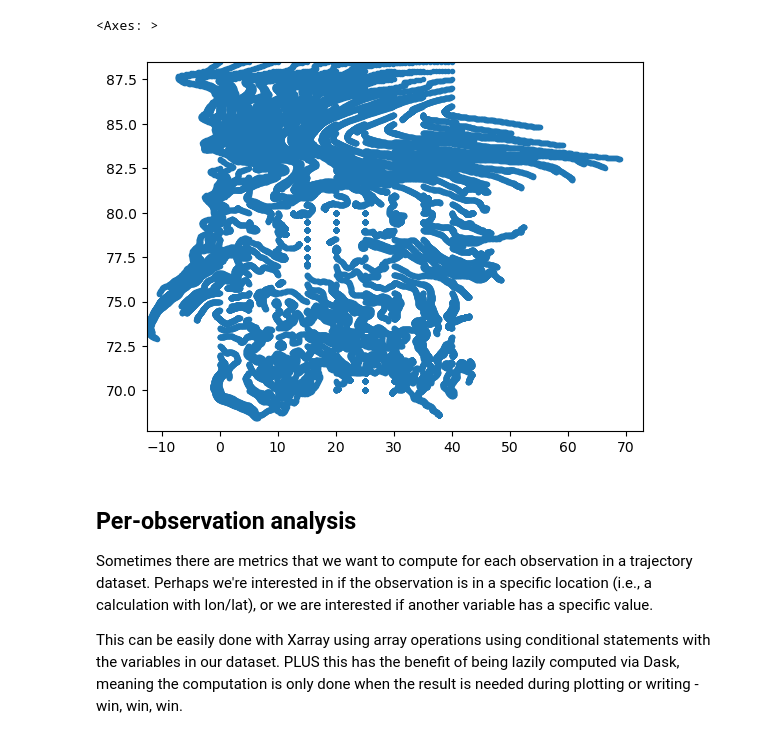
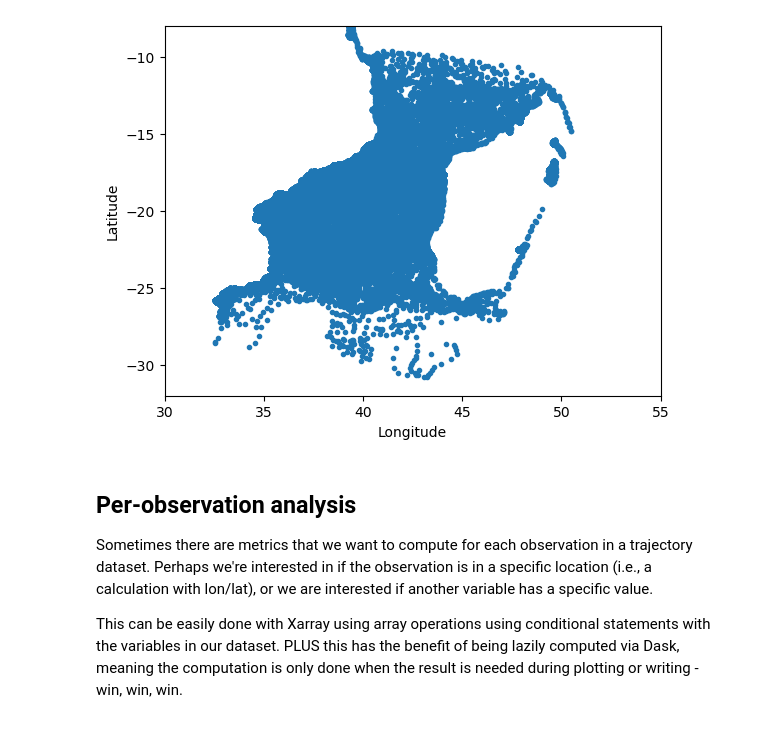
Before and after one commit to OceanParcels/Lagrangian_diags, a Jupyter notebook: docs/tutorials/analysis-cookbook.ipynb, the cells around one changed output. Cells and saved outputs as stored; diff of their text form; code cells hidden in the pictures.

```diff
--- a/docs/tutorials/analysis-cookbook.ipynb
+++ b/docs/tutorials/analysis-cookbook.ipynb
@@ -50,2 +64,0 @@ pandas 2.2.3
-# %%
-ds = xr.open_dataset(path, decode_timedelta = False)
@@ -113,8 +163,8 @@ ds_trim = ds.isel(trajectory=slice(0, 3420, 10)) # trimming down the dataset for
-# %%
-scatter_traj_dataset(ds_trim)
-# %% [output]
-<Axes: >
-[figure, removed]
+# %%
+scatter_traj_dataset(ds)
+plt.show()
+# %% [output]
+[figure, added]
 # %% [markdown]
 ## Per-observation analysis
 
```
Also changed, not shown: parts of 49 cells of this notebook.
